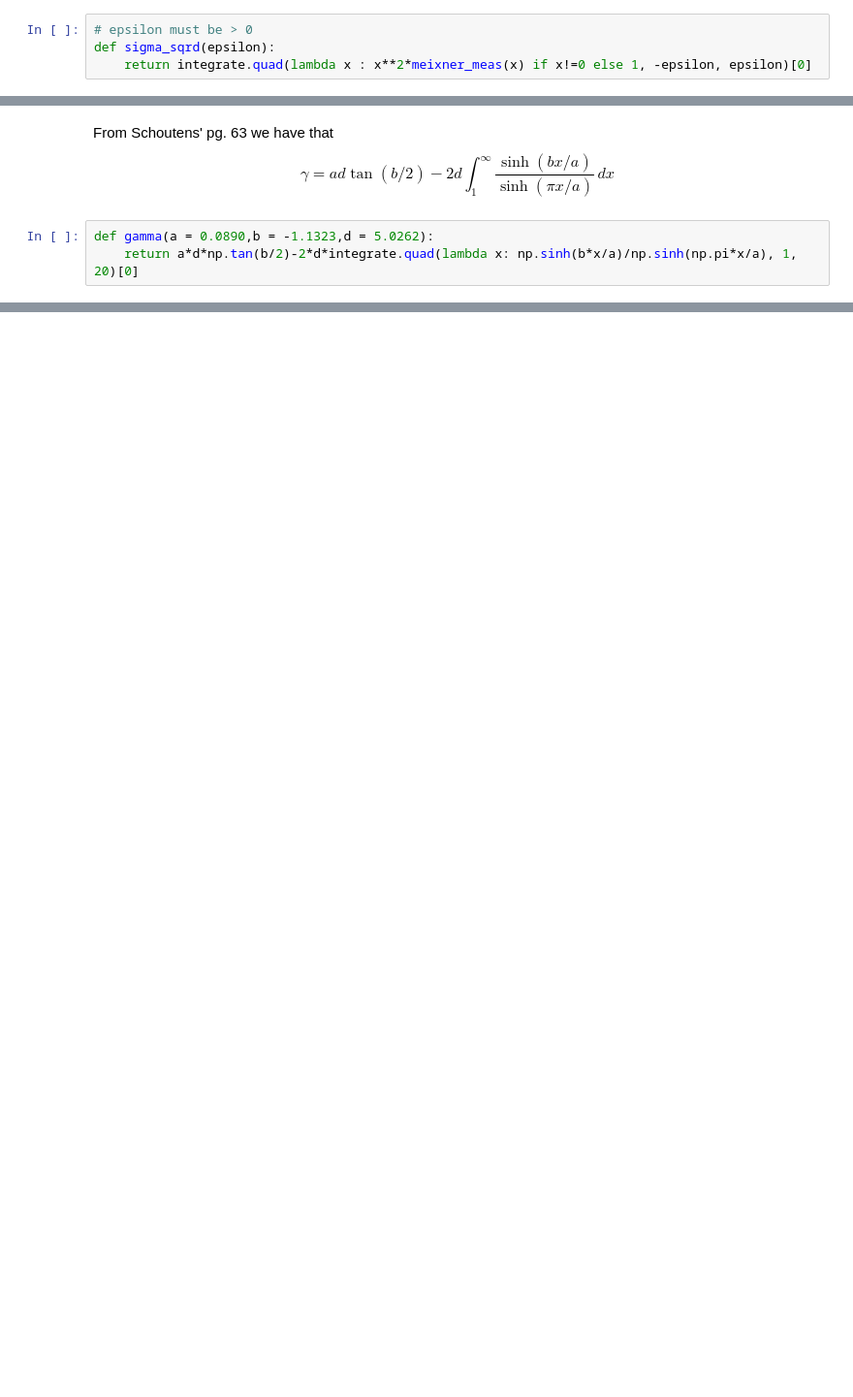
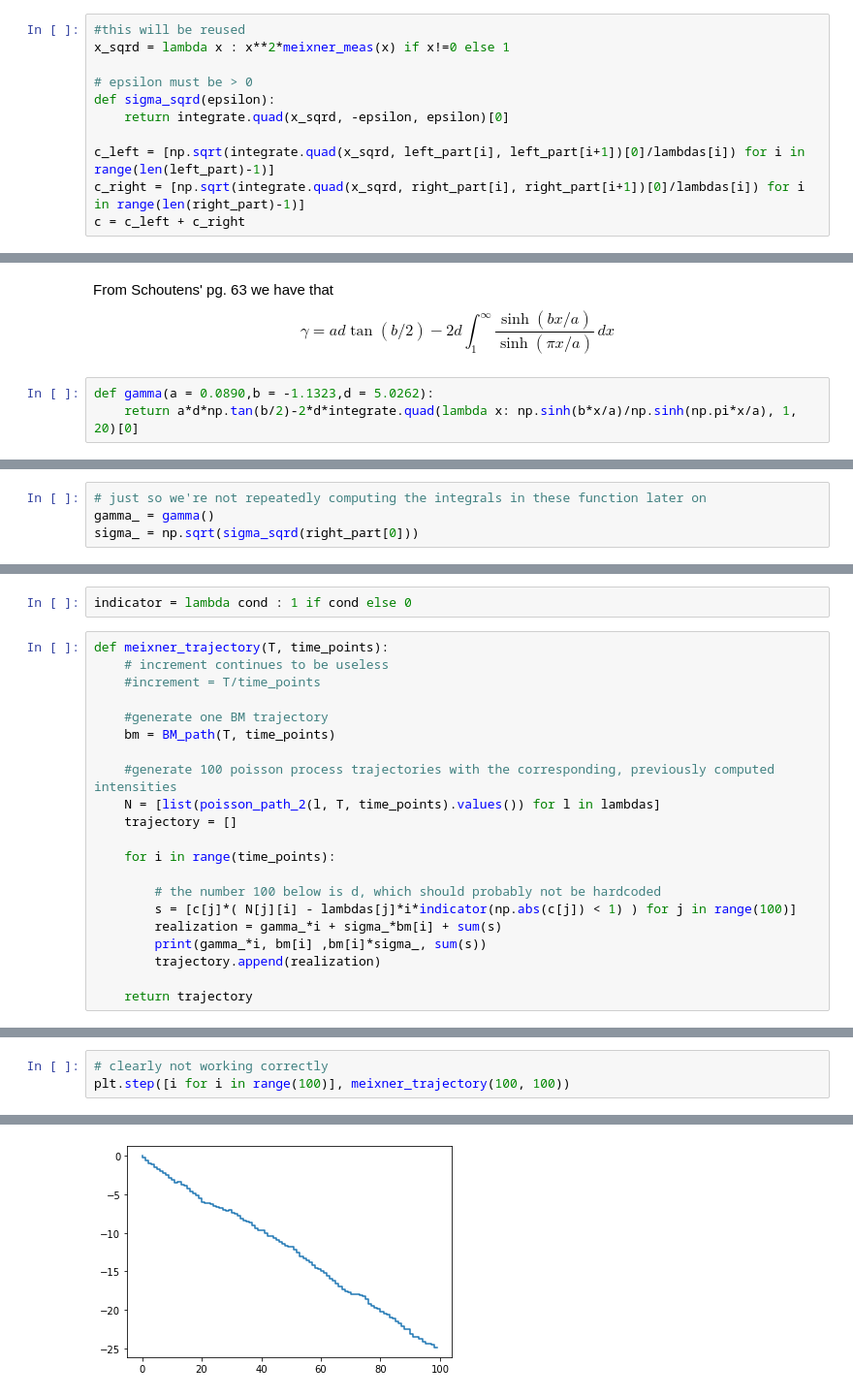
Before and after one commit to iatrogenic/levy-processes, a Jupyter notebook: Code/Simulations.ipynb, the cells around one changed output, grey strips where cells are left out. Shown at 97% size. Drawn from its saved outputs; the diff is of its cells as text; blank space fills up the shorter version.

Commit message:
meixner attempt

```diff
--- a/Code/Simulations.ipynb
+++ b/Code/Simulations.ipynb
@@ -150,5 +153,12 @@ plt.plot(right_part[:-1], list(map(meixner_meas, right_part[:-1])), ".")
 # %%
+#this will be reused
+x_sqrd = lambda x : x**2*meixner_meas(x) if x!=0 else 1
+
 # epsilon must be > 0
 def sigma_sqrd(epsilon):
-    return integrate.quad(lambda x : x**2*meixner_meas(x) if x!=0 else 1, -epsilon, epsilon)[0]
+    return integrate.quad(x_sqrd, -epsilon, epsilon)[0]
+
+c_left = [np.sqrt(integrate.quad(x_sqrd, left_part[i], left_part[i+1])[0]/lambdas[i]) for i in range(len(left_part)-1)]
+c_right = [np.sqrt(integrate.quad(x_sqrd, right_part[i], right_part[i+1])[0]/lambdas[i]) for i in range(len(right_part)-1)]
+c = c_left + c_right
 # %%
@@ -167,0 +174,4 @@ gamma()
+# %%
+# just so we're not repeatedly computing the integrals in these function later on
+gamma_ = gamma()
+sigma_ = np.sqrt(sigma_sqrd(right_part[0]))
@@ -167,0 +184,23 @@ gamma()
+# %%
+indicator = lambda cond : 1 if cond else 0
+# %%
+def meixner_trajectory(T, time_points):
+    # increment continues to be useless
+    #increment = T/time_points
+
+    #generate one BM trajectory
+    bm = BM_path(T, time_points)
+
+    #generate 100 poisson process trajectories with the corresponding, previously computed intensities
+    N = [list(poisson_path_2(l, T, time_points).values()) for l in lambdas]
+    trajectory = []
+
+    for i in range(time_points):
+
+        # the number 100 below is d, which should probably not be hardcoded
+        s = [c[j]*( N[j][i] - lambdas[j]*i*indicator(np.abs(c[j]) < 1) ) for j in range(100)]
+        realization = gamma_*i + sigma_*bm[i] + sum(s)
+        print(gamma_*i, bm[i] ,bm[i]*sigma_, sum(s))
+        trajectory.append(realization)
+
+    return trajectory
@@ -167,0 +211,4 @@ gamma()
+# %%
+# clearly not working correctly
+plt.step([i for i in range(100)], meixner_trajectory(100, 100))
+# %% [output]
@@ -167,0 +233 @@ gamma()
+[figure, added]
```
Also changed, not shown: parts of 9 cells of this notebook.
